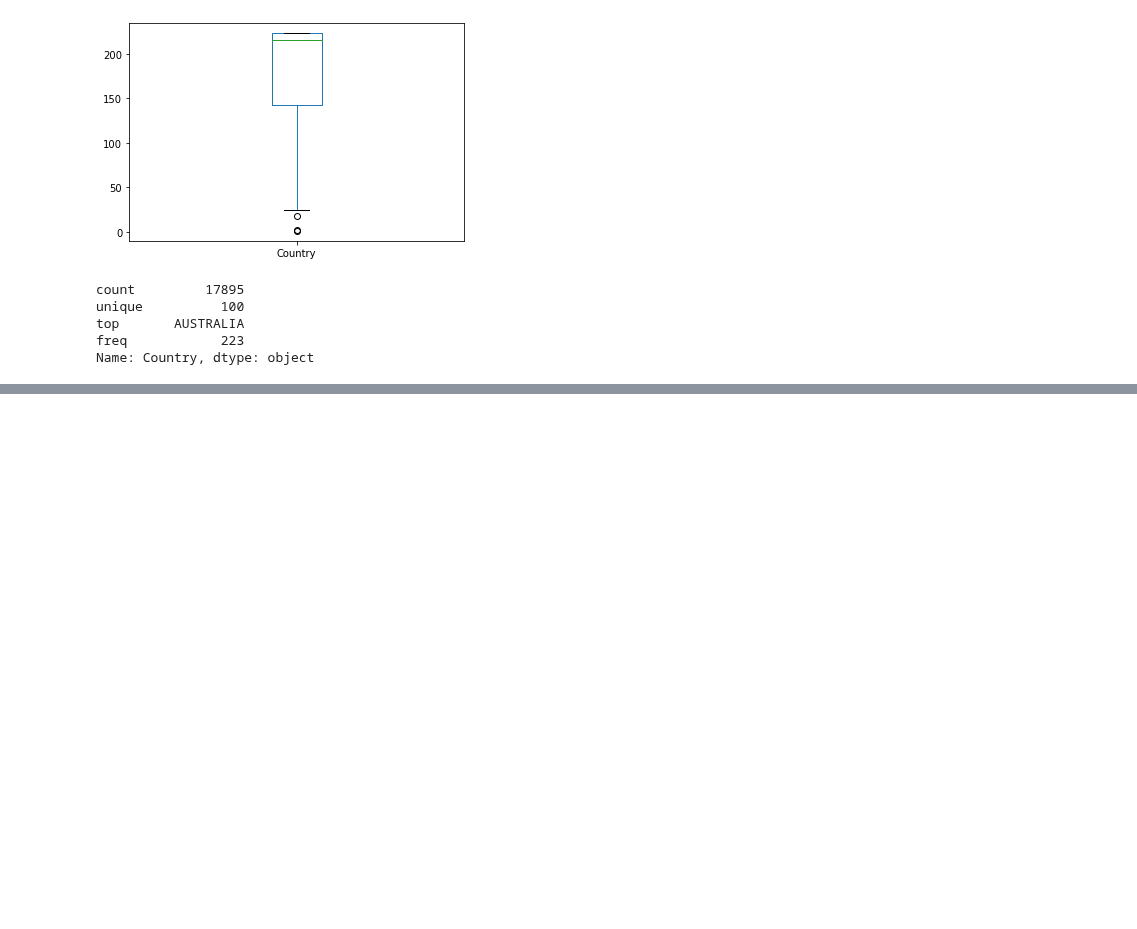
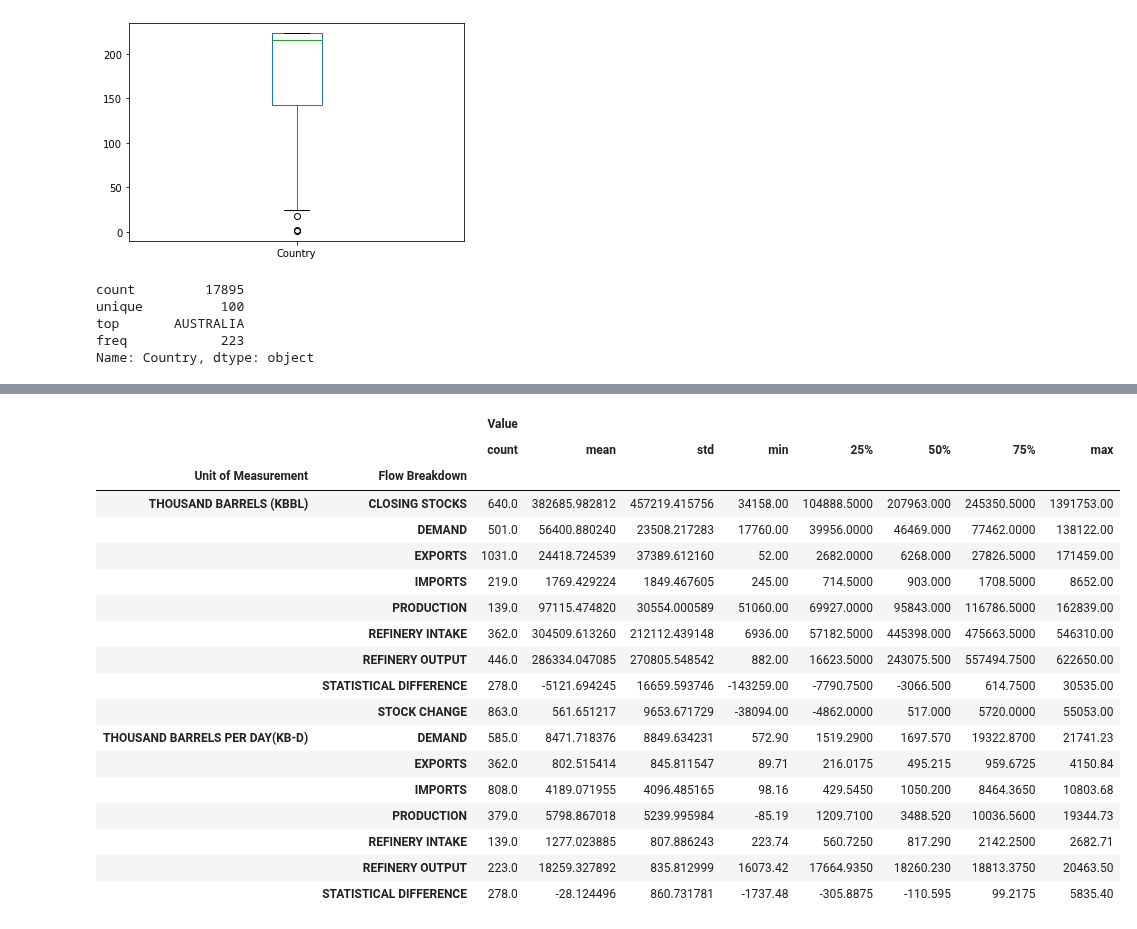
Before and after one commit to griffinwt/Hackathon_March2021, a Jupyter notebook: code/EDA-Brandon/Energy-Oil-Gas.ipynb, the cells around one changed output, grey strips where cells are left out. Saved outputs shown, nothing was run; the diff lists cells and outputs as text; code cells hidden in the pictures; blank space fills up the shorter version.

```diff
--- a/code/EDA-Brandon/Energy-Oil-Gas.ipynb
+++ b/code/EDA-Brandon/Energy-Oil-Gas.ipynb
@@ -59,0 +258,22 @@ Name: Country, dtype: object
+# %%
+df_JODI.groupby(['Unit of Measurement','Flow Breakdown']).describe()
+# %% [output]
+|  |  | Value |  |  |  |  |  |  |  |
+|  |  | count | mean | std | min | 25% | 50% | 75% | max |
+| Unit of Measurement | Flow Breakdown |  |  |  |  |  |  |  |  |
+| THOUSAND BARRELS (KBBL) | CLOSING STOCKS | 640.0 | 382685.982812 | 457219.415756 | 34158.00 | 104888.5000 | 207963.000 | 245350.5000 | 1391753.00 |
+|  | DEMAND | 501.0 | 56400.880240 | 23508.217283 | 17760.00 | 39956.0000 | 46469.000 | 77462.0000 | 138122.00 |
+|  | EXPORTS | 1031.0 | 24418.724539 | 37389.612160 | 52.00 | 2682.0000 | 6268.000 | 27826.5000 | 171459.00 |
+|  | IMPORTS | 219.0 | 1769.429224 | 1849.467605 | 245.00 | 714.5000 | 903.000 | 1708.5000 | 8652.00 |
+|  | PRODUCTION | 139.0 | 97115.474820 | 30554.000589 | 51060.00 | 69927.0000 | 95843.000 | 116786.5000 | 162839.00 |
+|  | REFINERY INTAKE | 362.0 | 304509.613260 | 212112.439148 | 6936.00 | 57182.5000 | 445398.000 | 475663.5000 | 546310.00 |
+|  | REFINERY OUTPUT | 446.0 | 286334.047085 | 270805.548542 | 882.00 | 16623.5000 | 243075.500 | 557494.7500 | 622650.00 |
+|  | STATISTICAL DIFFERENCE | 278.0 | -5121.694245 | 16659.593746 | -143259.00 | -7790.7500 | -3066.500 | 614.7500 | 30535.00 |
+|  | STOCK CHANGE | 863.0 | 561.651217 | 9653.671729 | -38094.00 | -4862.0000 | 517.000 | 5720.0000 | 55053.00 |
+| THOUSAND BARRELS PER DAY(KB-D) | DEMAND | 585.0 | 8471.718376 | 8849.634231 | 572.90 | 1519.2900 | 1697.570 | 19322.8700 | 21741.23 |
+|  | EXPORTS | 362.0 | 802.515414 | 845.811547 | 89.71 | 216.0175 | 495.215 | 959.6725 | 4150.84 |
+|  | IMPORTS | 808.0 | 4189.071955 | 4096.485165 | 98.16 | 429.5450 | 1050.200 | 8464.3650 | 10803.68 |
+|  | PRODUCTION | 379.0 | 5798.867018 | 5239.995984 | -85.19 | 1209.7100 | 3488.520 | 10036.5600 | 19344.73 |
+|  | REFINERY INTAKE | 139.0 | 1277.023885 | 807.886243 | 223.74 | 560.7250 | 817.290 | 2142.2500 | 2682.71 |
+|  | REFINERY OUTPUT | 223.0 | 18259.327892 | 835.812999 | 16073.42 | 17664.9350 | 18260.230 | 18813.3750 | 20463.50 |
+|  | STATISTICAL DIFFERENCE | 278.0 | -28.124496 | 860.731781 | -1737.48 | -305.8875 | -110.595 | 99.2175 | 5835.40 |
```
Also changed, not shown: parts of 13 cells of this notebook, 3 other files.
